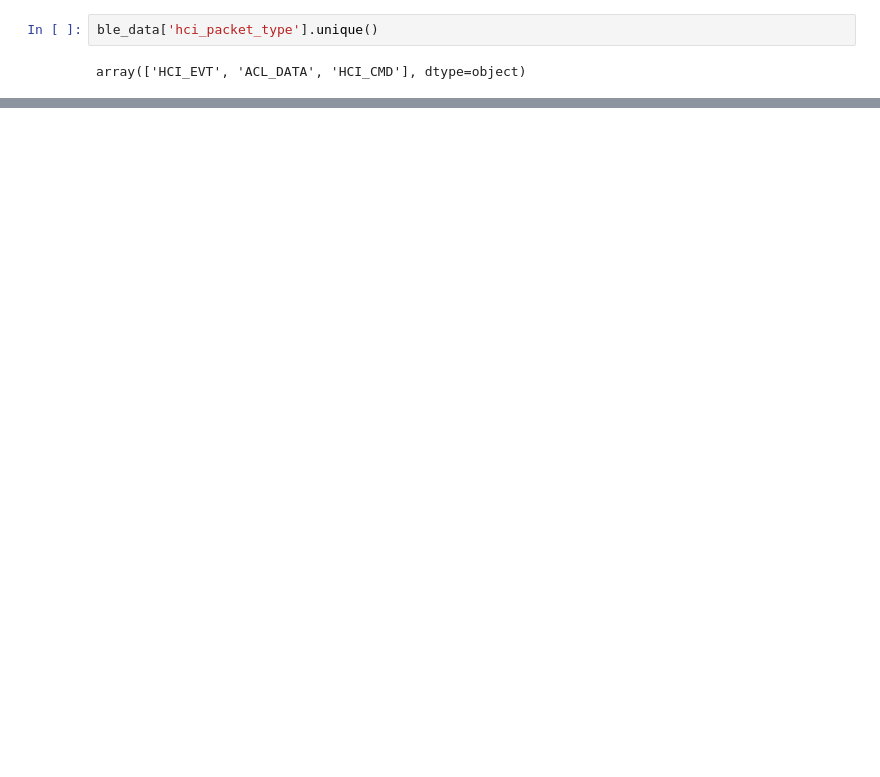
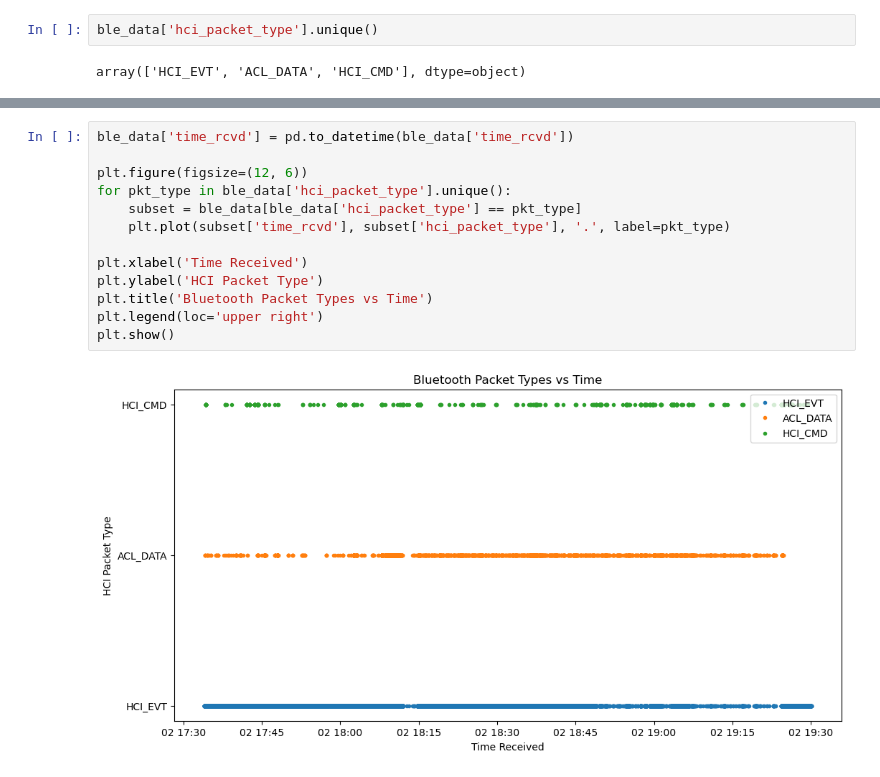
Before and after one commit to ashishmathew0297/Bluetooth-Snoop-Log-Tracker, a Jupyter notebook: src/btsnoop_sniffer.ipynb, the cells around one changed output, grey strips where cells are left out. Drawn from its saved outputs; the diff is of its cells as text; blank space fills up the shorter version.

```diff
--- a/src/btsnoop_sniffer.ipynb
+++ b/src/btsnoop_sniffer.ipynb
@@ -225,0 +237,15 @@ sco_data.head()
+# %%
+ble_data['time_rcvd'] = pd.to_datetime(ble_data['time_rcvd'])
+
+plt.figure(figsize=(12, 6))
+for pkt_type in ble_data['hci_packet_type'].unique():
+    subset = ble_data[ble_data['hci_packet_type'] == pkt_type]
+    plt.plot(subset['time_rcvd'], subset['hci_packet_type'], '.', label=pkt_type)
+
+plt.xlabel('Time Received')
+plt.ylabel('HCI Packet Type')
+plt.title('Bluetooth Packet Types vs Time')
+plt.legend(loc='upper right')
+plt.show()
+# %% [output]
+[figure, added]
```
Also changed, not shown: parts of 10 cells of this notebook, 4 other files.
